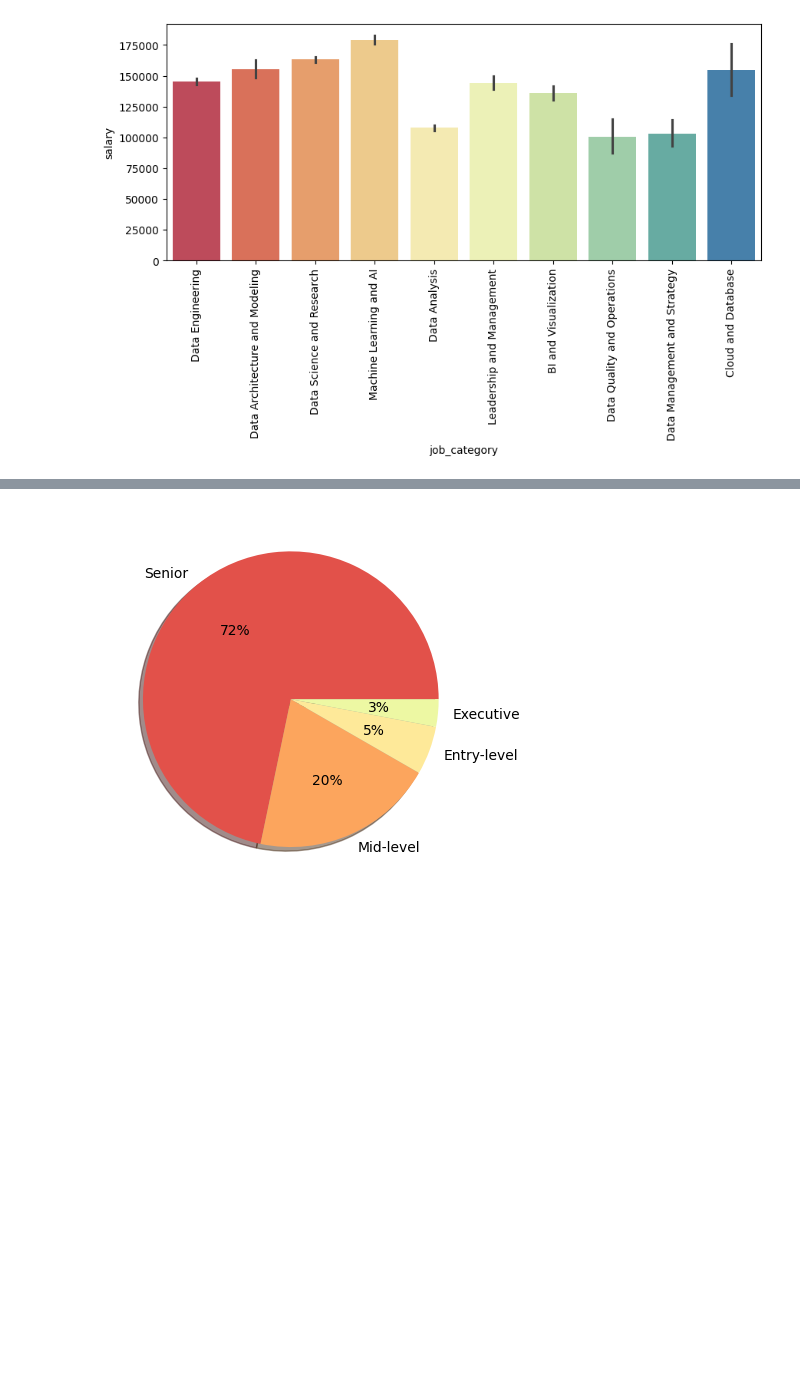
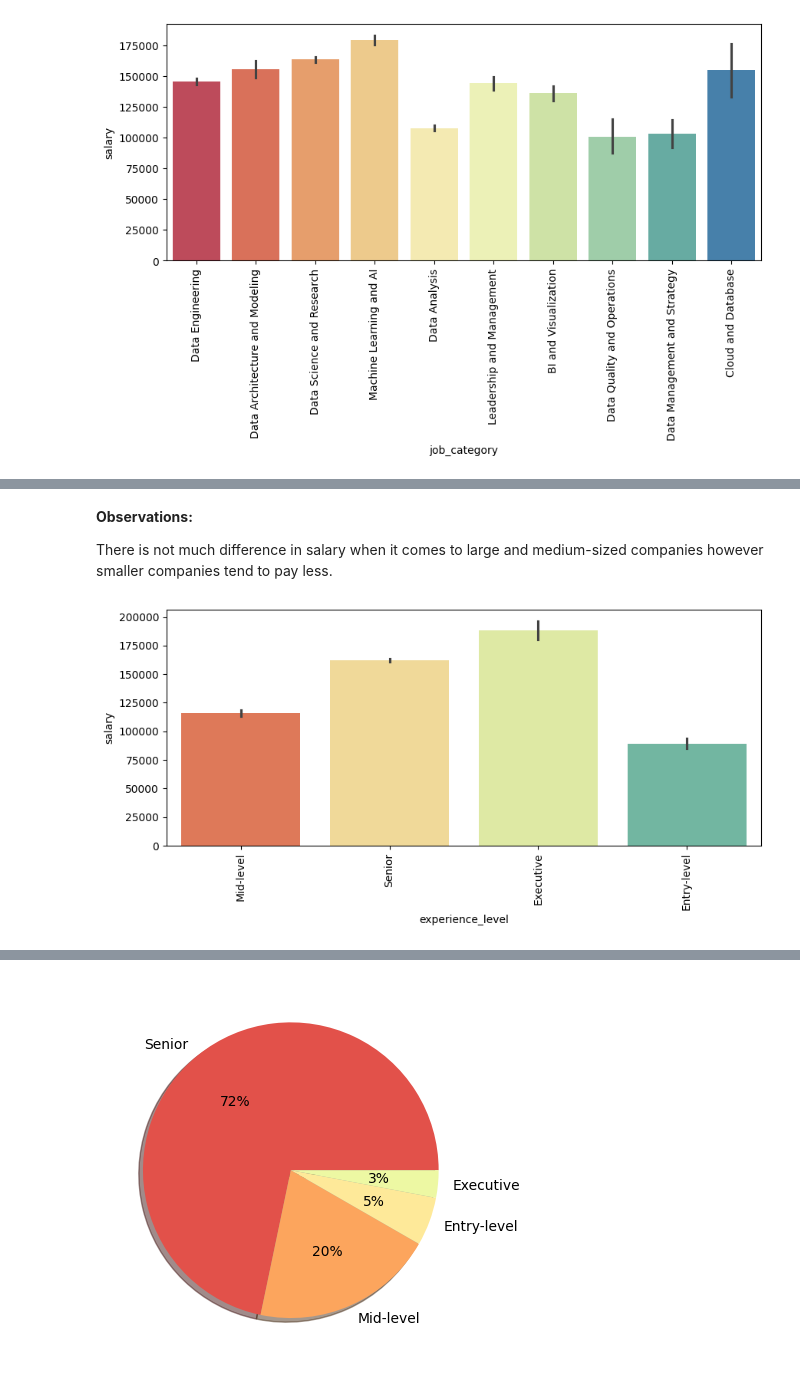
Before and after one commit to Joud73/Salary-Prediction, a Jupyter notebook: Salary_prediction.ipynb, the cells around one changed output, grey strips where cells are left out. Saved outputs shown, nothing was run; the diff lists cells and outputs as text; code cells hidden in the pictures; blank space fills up the shorter version.

```diff
--- a/Salary_prediction.ipynb
+++ b/Salary_prediction.ipynb
@@ -179,0 +202,11 @@ plt.show()
+# %% [markdown]
+**Observations:**
+
+There is not much difference in salary when it comes to large and medium-sized companies however smaller companies tend to pay less.
+# %%
+plt.figure(figsize=(10,4))
+sns.barplot(data=df, x=df['experience_level'], y=df['salary'], hue=df['experience_level'],legend=False, palette='Spectral')
+plt.xticks(rotation=90)
+plt.show()
+# %% [output]
+[figure, added]
```
Also changed, not shown: parts of 32 cells of this notebook, 1 other file.
